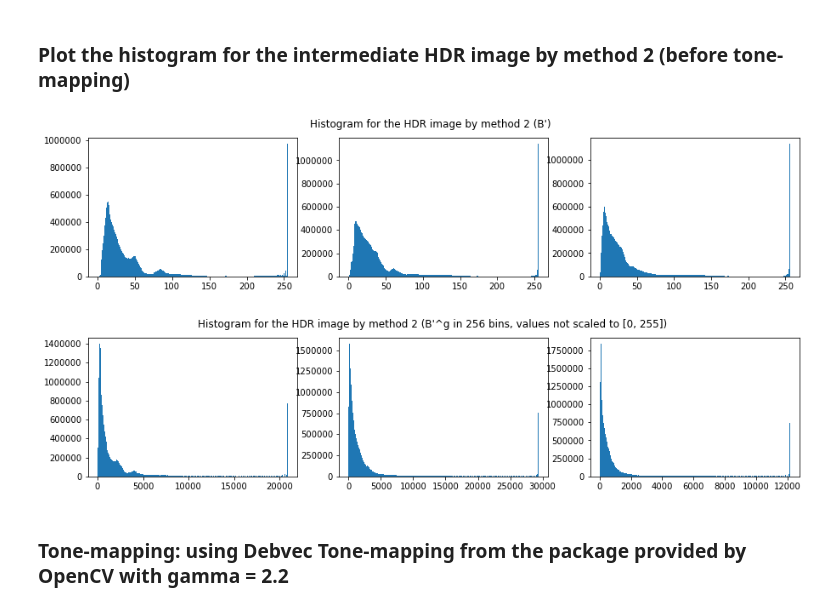
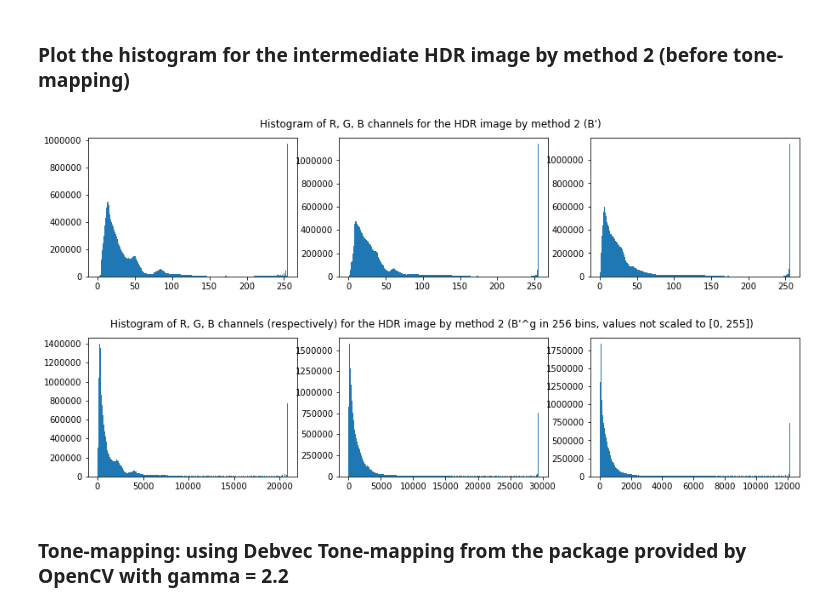
Before and after one commit to trungnguyencs/HDR-Imaging, a Jupyter notebook: HDR.ipynb, the cells around one changed output. Drawn from its saved outputs; the diff is of its cells as text; code cells hidden in the pictures.

```diff
--- a/HDR.ipynb
+++ b/HDR.ipynb
@@ -153,20 +210,20 @@ for i in range(im1.shape[0]):
 # %%
 plt.figure(figsize=(15,3));
 plt.subplot(1,3,1); plt.hist(hdr_im2[:,:,0].ravel(),256,[0,255])
 plt.subplot(1,3,2); plt.hist(hdr_im2[:,:,1].ravel(),256,[0,256])
 plt.subplot(1,3,3); plt.hist(hdr_im2[:,:,2].ravel(),256,[0,256])
-plt.suptitle('Histogram for the HDR image by method 2 (B\') ')
+plt.suptitle('Histogram of R, G, B channels for the HDR image by method 2 (B\') ')
 plt.show()
 
 plt.figure(figsize=(15,3));
 plt.subplot(1,3,1); plt.hist(hdr_im2b[:,:,0].ravel(),256,[0,255**g[0]])
 plt.subplot(1,3,2); plt.hist(hdr_im2b[:,:,1].ravel(),256,[0,255**g[1]])
 plt.subplot(1,3,3); plt.hist(hdr_im2b[:,:,2].ravel(),256,[0,255**g[2]])
-plt.suptitle('Histogram for the HDR image by method 2 (B\'^g in 256 bins, values not scaled to [0, 255])')
+plt.suptitle('Histogram of R, G, B channels (respectively) for the HDR image by method 2 (B\'^g in 256 bins, values not scaled to [0, 255])')
 plt.show()
 # %% [output]
-[figure, old version]
+[figure, new version]
-[figure, old version]
+[figure, new version]
 # %% [markdown]
 ### Tone-mapping: using Debvec Tone-mapping from the package provided by OpenCV with gamma = 2.2
 # %%
```
Also changed, not shown: parts of 6 cells of this notebook, 1 other file.
